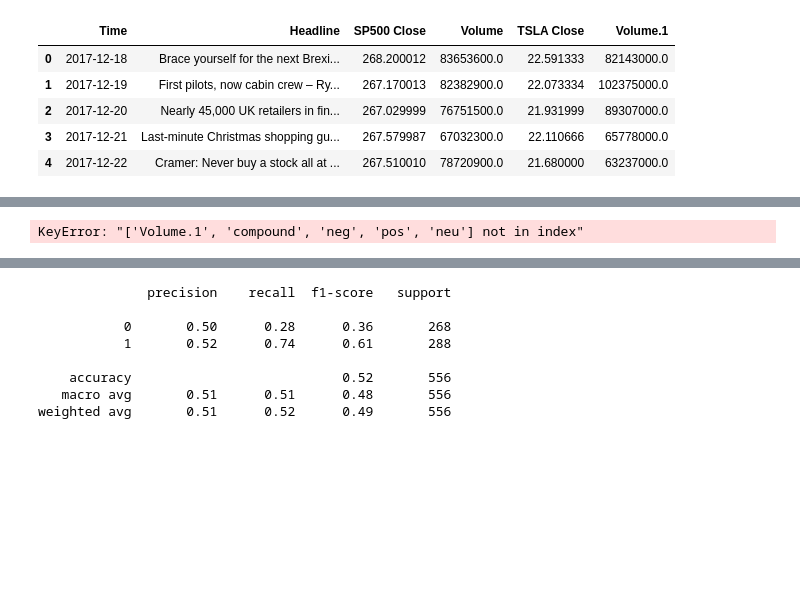
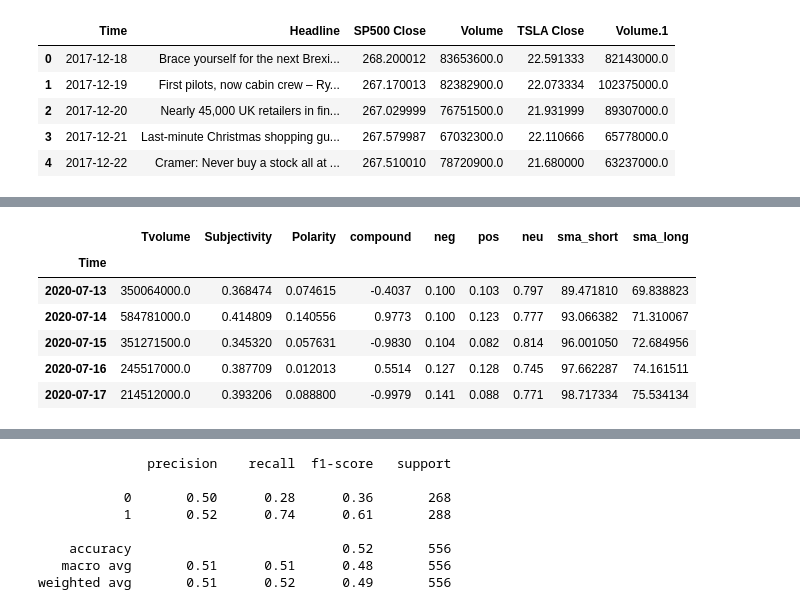
Before and after one commit to bittraidr/Sentiment_Analysis_Study_Multiple_Models, a Jupyter notebook: Branches/Alejandra.ipynb, the cells around one changed output, grey strips where cells are left out. Saved outputs shown, nothing was run; the diff lists cells and outputs as text; code cells hidden in the pictures; blank space fills up the shorter version.

```diff
--- a/Branches/Alejandra.ipynb
+++ b/Branches/Alejandra.ipynb
@@ -94,9 +99,9 @@ sentiment_df
 647 rows × 12 columns
 # %%
 # # Calculate daily returns
-# sentiment_df["daily returns"]= sentiment_df["TSLA Close"].pct_change()
-# sentiment_df.drop(columns=["SP500 Close", "Volume"], inplace = True)
-# sentiment_df= sentiment_df.set_index("Time")
-# sentiment_df.index= pd.to_datetime(sentiment_df.index)
+sentiment_df["daily returns"]= sentiment_df["TSLA Close"].pct_change()
+sentiment_df.drop(columns=["SP500 Close", "Volume"], inplace = True)
+sentiment_df= sentiment_df.set_index("Time")
+sentiment_df.index= pd.to_datetime(sentiment_df.index)
 # %%
 # Calculate daily returns
@@ -134,23 +139,29 @@ Index(['Headline', 'TSLA Close', 'Volume.1', 'Subjectivity', 'Polarity',
 # %%
 # create features variable with columns for X
 #TSLA Version
-features=['Volume.1', 'Subjectivity', 'Polarity',
+features=['Tvolume', 'Subjectivity', 'Polarity',
        'compound', 'neg', 'pos', 'neu', 'sma_short',
        'sma_long']
 
 X = sentiment_df[features].shift().dropna().copy()
 X.tail()
 
 #SP500 Version
 # create features variable with columns for X
-features=['Volume', 'Subjectivity', 'Polarity',
-       'compound', 'neg', 'pos', 'neu', 'sma_short',
-       'sma_long']
+# features=['Volume', 'Subjectivity', 'Polarity',
+#        'compound', 'neg', 'pos', 'neu', 'sma_short',
+#        'sma_long']
 
-X = sentiment_df[features].shift().dropna().copy()
-X.tail()
+# X = sentiment_df[features].shift().dropna().copy()
+# X.tail()
 # %% [output]
-KeyError: "['Volume.1', 'compound', 'neg', 'pos', 'neu'] not in index"
+|  | Tvolume | Subjectivity | Polarity | compound | neg | pos | neu | sma_short | sma_long |
+| Time |  |  |  |  |  |  |  |  |  |
+| 2020-07-13 | 350064000.0 | 0.368474 | 0.074615 | -0.4037 | 0.100 | 0.103 | 0.797 | 89.471810 | 69.838823 |
+| 2020-07-14 | 584781000.0 | 0.414809 | 0.140556 | 0.9773 | 0.100 | 0.123 | 0.777 | 93.066382 | 71.310067 |
+| 2020-07-15 | 351271500.0 | 0.345320 | 0.057631 | -0.9830 | 0.104 | 0.082 | 0.814 | 96.001050 | 72.684956 |
+| 2020-07-16 | 245517000.0 | 0.387709 | 0.012013 | 0.5514 | 0.127 | 0.128 | 0.745 | 97.662287 | 74.161511 |
+| 2020-07-17 | 214512000.0 | 0.393206 | 0.088800 | -0.9979 | 0.141 | 0.088 | 0.771 | 98.717334 | 75.534134 |
 # %%
 y=(sentiment_df['daily returns']>0).astype(int)[1:]
 # %%
```
Also changed, not shown: parts of 12 cells of this notebook, 4 other files.
